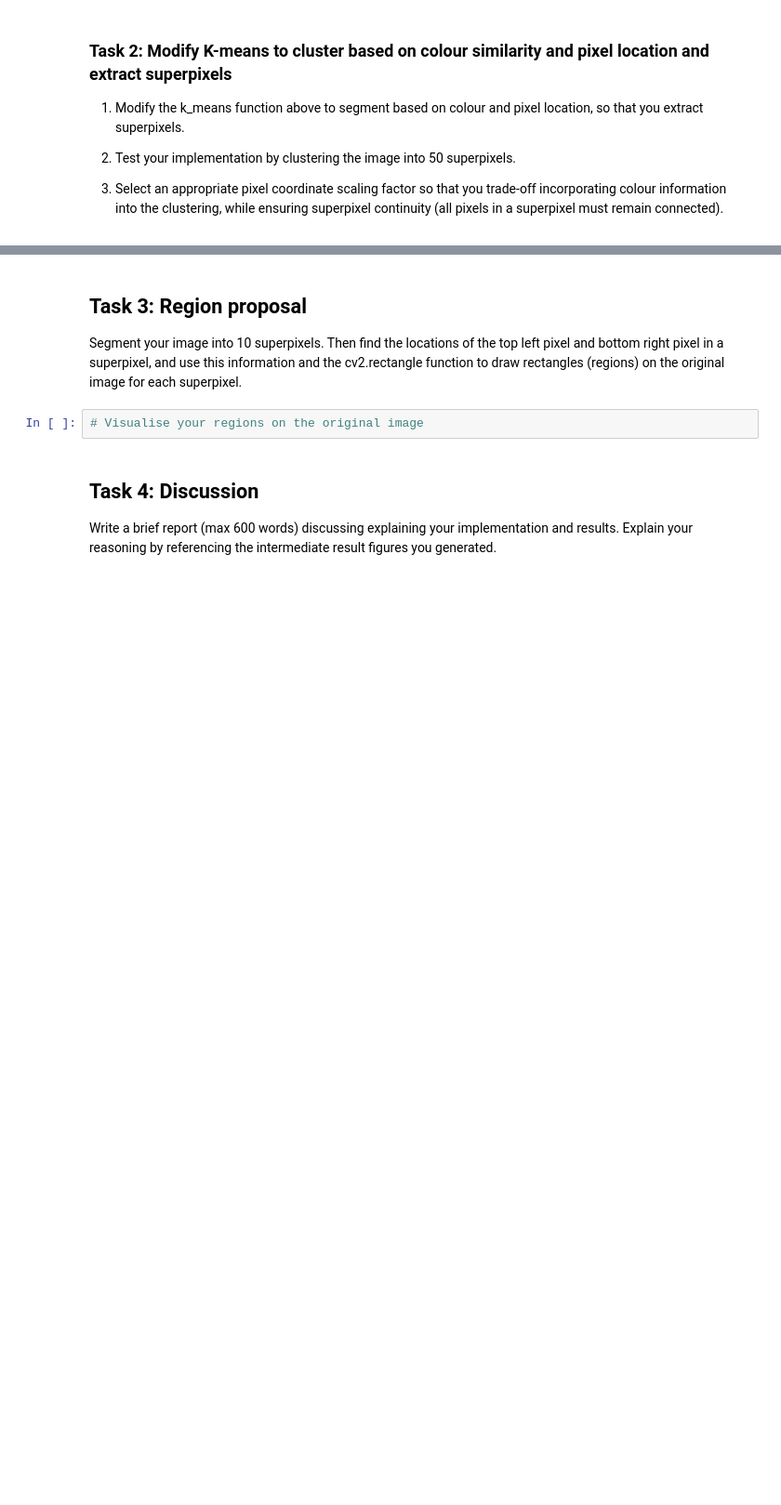
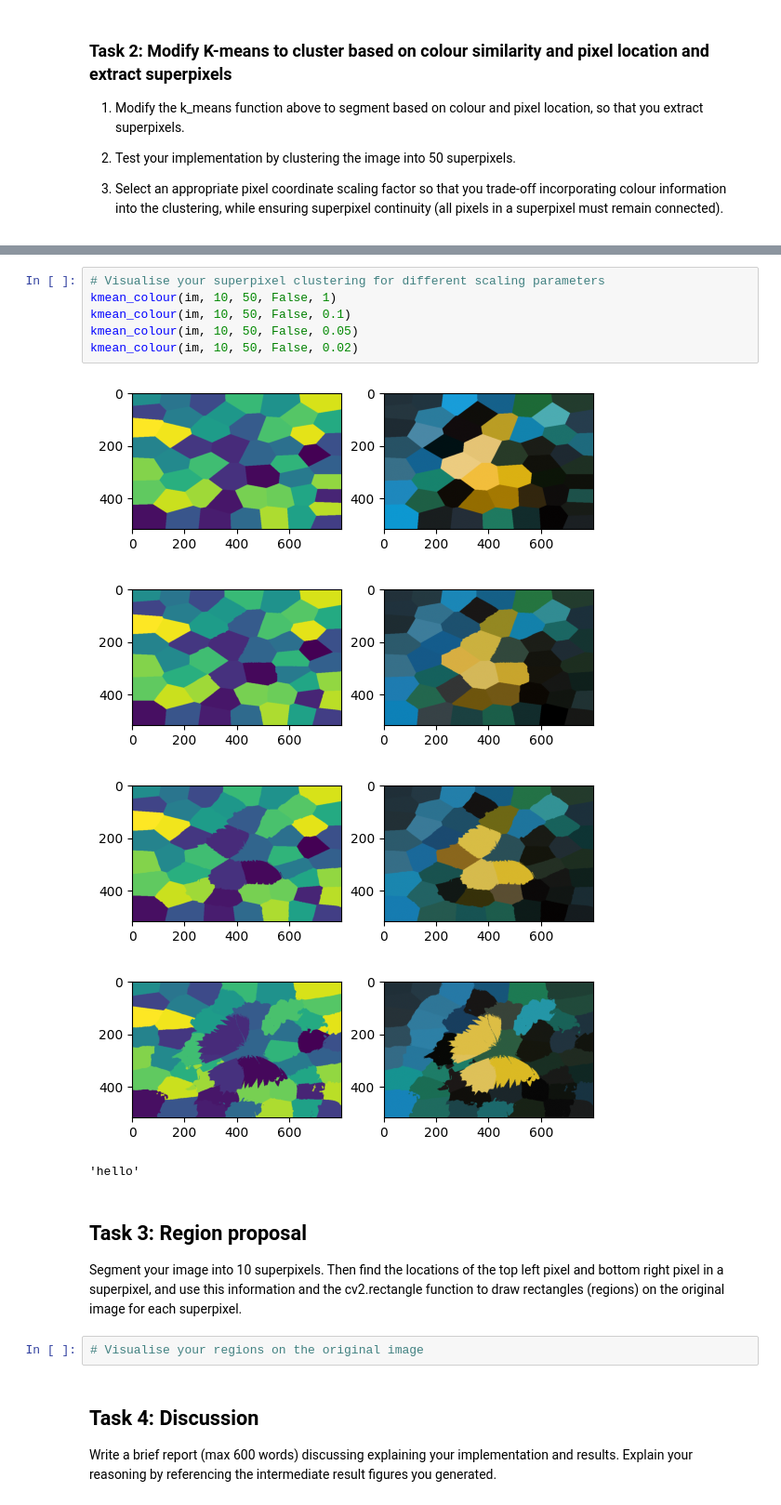
Before and after one commit to jame-slatta/ECE4076_2026, a Jupyter notebook: Lab03/Lab3_student_template.ipynb, the cells around one changed output, grey strips where cells are left out. Shown at 93% size. Cells and saved outputs as stored; diff of their text form; blank space fills up the shorter version.

```diff
--- a/Lab03/Lab3_student_template.ipynb
+++ b/Lab03/Lab3_student_template.ipynb
@@ -168,3 +268,15 @@ hello = kmeans(im)
+# %%
+# Visualise your superpixel clustering for different scaling parameters
+kmean_colour(im, 10, 50, False, 1)
+kmean_colour(im, 10, 50, False, 0.1)
+kmean_colour(im, 10, 50, False, 0.05)
+kmean_colour(im, 10, 50, False, 0.02)
+# %% [output]
+[figure, added]
+[figure, added]
+[figure, added]
+[figure, added]
+'hello'
 # %% [markdown]
 ## Task 3: Region proposal
 
```
Also changed, not shown: parts of 7 cells of this notebook.
